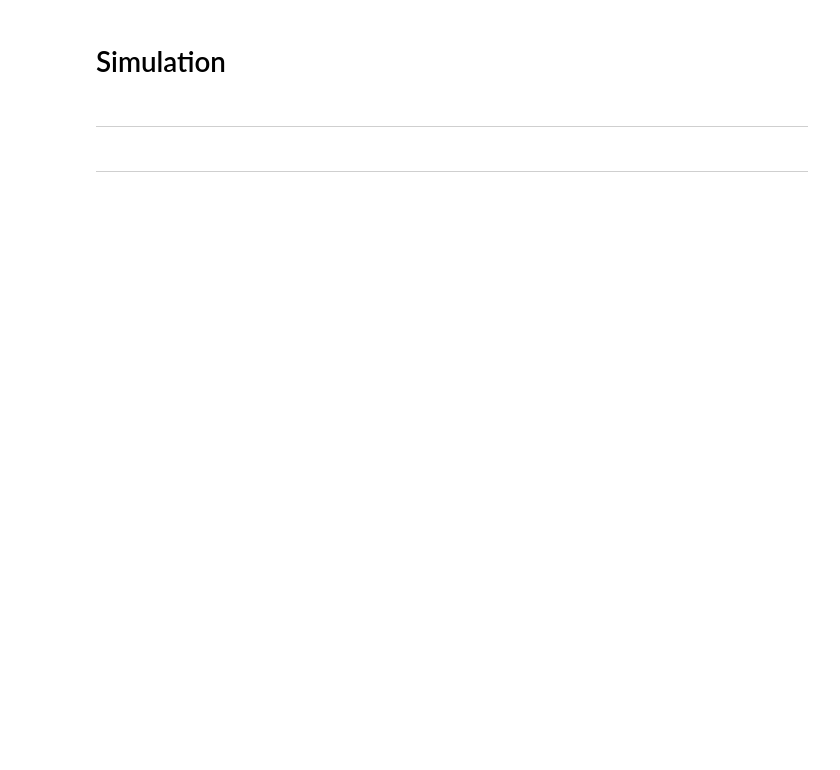
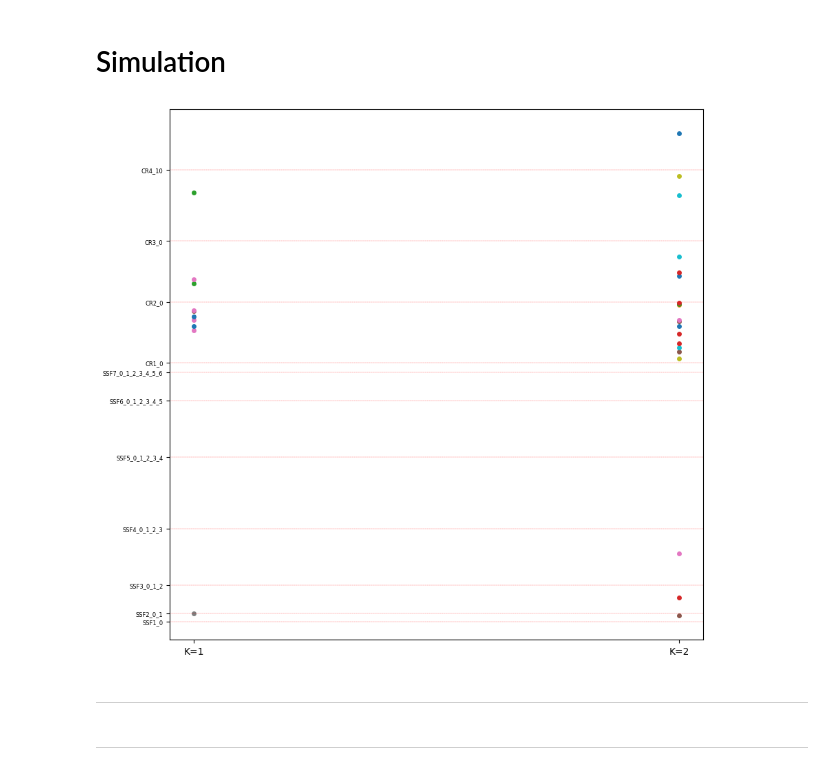
Before and after one commit to lehmasve/BSSF, a Jupyter notebook: Code/main_script.ipynb, the cells around one changed output. Saved outputs shown, nothing was run; the diff lists cells and outputs as text; code cells hidden in the pictures; blank space fills up the shorter version.

```diff
--- a/Code/main_script.ipynb
+++ b/Code/main_script.ipynb
@@ -632,14 +332,14 @@ plt.show()
 # %%
 ###### MC-Parameter ######
 # Number of MC-Runs
-n_mc  =  1000
+n_mc  =  10
 
 # Set Parameter
 n_obs       =  100
 n_preds     =  8
 init        =  50
 mlags       =  0
-corr_range  =  [0, 0.5, 0.95]
+corr_range  =  [0.5, 0.95]
 b_range     =  np.array([[1.0, 1.0, 1.0, 1.0, 0.0, 0.0, 0.0, 0.0], [1.0, 1.0, 1.0, 1.0, 1.0, 1.0, 1.0, 1.0]])
 
 ###### Parameter Subset Forecasts ######
@@ -654,10 +354,10 @@ n_sub  =  int(sum([min(n_models(n_preds, k), n_max) for k in k_range]))
 
 ###### Parameter Compressed Regressions ######
 # Number of Components for Compressed Regression
-cr_range  =  [1, 2, 3]
+cr_range  =  [1, 2, 3, 4]
 
 # Number of runs for each random projection
-rep_range  =  range(0, 50)
+rep_range  =  range(0, 60)
 
 # Number of Compressed-Regression-Forecasts
 n_cr  =  len(cr_range) * len(rep_range)
@@ -670,8 +370,8 @@ n_cr  =  len(cr_range) * len(rep_range)
 
 ###### Parameter BSSF ######
 alpha       =  10.0
-n_times     =  100
-bssf_range  =  [1, 2, 3, 5, 10]
+n_times     =  250
+bssf_range  =  [1, 2]
 n_bssf      =  len(bssf_range)
 
 ######## Objects ########
@@ -740,8 +440,8 @@ for r in tqdm(range(n_mc)):
             se_csr_forecast[i]  =  (y[-1] - csr_forecast[i]) ** 2
 
             ### Best Selection of Forecast ###
-            #bssf_forecast[i], cf_weights[i] = zip(*list(map(lambda s: bssf(y[init:-1], cand_forecasts[:-1], cand_forecasts[[-1]], alpha, s, n_times), bssf_range)))
-            #se_bssf_forecast[i] = (y[-1] - bssf_forecast[i]) ** 2
+            bssf_forecast[i], cf_weights[i] = zip(*list(map(lambda s: bssf(y[init:-1], cand_forecasts[:-1], cand_forecasts[[-1]], alpha, s, n_times), bssf_range)))
+            se_bssf_forecast[i] = (y[-1] - bssf_forecast[i]) ** 2
 
             # Update index
             i += 1
@@ -754,7 +454,7 @@ cr_names  = [f"CR{n_comp}_{r}" for n_comp in cr_range for r in rep_range]
 for b in range(len(b_range)):
     for p in range(len(corr_range)):
 
-        #se_bssf = se_bssf_forecast[np.arange(b, n_mc * len(corr_range) * len(b_range), len(b_range))][np.arange(p, n_mc * len(corr_range), len(corr_range))]
+        se_bssf = se_bssf_forecast[np.arange(b, n_mc * len(corr_range) * len(b_range), len(b_range))][np.arange(p, n_mc * len(corr_range), len(corr_range))]
         se_csr  = se_csr_forecast[np.arange(b, n_mc * len(corr_range) * len(b_range), len(b_range))][np.arange(p, n_mc * len(corr_range), len(corr_range))]
         se_phm  = se_benchmark[np.arange(b, n_mc * len(corr_range) * len(b_range), len(b_range))][np.arange(p, n_mc * len(corr_range), len(corr_range))]
 
@@ -765,3 +463,60 @@ len(range(init, n_obs))
+# %%
+# Subset Weights
+tmp_ = cf_weights[np.arange(b, n_mc * len(corr_range) * len(b_range), len(b_range))][np.arange(p, n_mc * len(corr_range), len(corr_range))]
+
+# Aggregated
+tmp_ = np.sum(tmp_, axis = 0)
+
+# Replace Zero with NaN
+tmp_[tmp_ == 0] = np.nan
+agg_weights = tmp_
+
+# Set to One
+tmp_[tmp_ > 1 ] = 1
+
+# Adapt Column-Values
+tmp_ = tmp_ * np.arange(1, tmp_.shape[1]+1)
+
+# Create DataFrame
+chosen_cm = pd.DataFrame(tmp_, index = [f"K={k}" for k in bssf_range], columns = [*ssf_names, *cr_names])
+
+# Index
+chosen_cm = chosen_cm.reset_index(names="INDEX")
+
+# # Plot
+# chosen_cm.plot(kind = 'line', x = 'INDEX', y = chosen_cm.columns[1:], legend = None, marker = "o")
+# plt.show()
+
+# Plot
+fig, ax = plt.subplots(1,1)
+ax.plot(chosen_cm['INDEX'], chosen_cm.iloc[:, 1:], marker = "o", lw = 0, ms = 4)
+
+# Size
+fig.set_figheight(10)
+fig.set_figwidth(10)
+
+# Set number of ticks for x-axis
+ax.set_yticks([0, 8, 36, 92, 162, 218, 246, 255, 315, 375, 445])
+
+# Set ticks labels for x-axis
+ax.set_yticklabels([[[*ssf_names, *cr_names]][0][i] for i in [0, 8, 36, 92, 162, 218, 246, 255, 315, 375, 445]], rotation='horizontal', fontsize=6)
+
+plt.axhline(y=0, color='r', linestyle='--', lw = 0.2)
+plt.axhline(y=8, color='r', linestyle='--', lw = 0.2)
+plt.axhline(y=36, color='r', linestyle='--', lw = 0.2)
+plt.axhline(y=92, color='r', linestyle='--', lw = 0.2)
+plt.axhline(y=162, color='r', linestyle='--', lw = 0.2)
+plt.axhline(y=218, color='r', linestyle='--', lw = 0.2)
+plt.axhline(y=246, color='r', linestyle='--', lw = 0.2)
+plt.axhline(y=255, color='r', linestyle='--', lw = 0.2)
+plt.axhline(y=315, color='r', linestyle='--', lw = 0.2)
+plt.axhline(y=375, color='r', linestyle='--', lw = 0.2)
+plt.axhline(y=445, color='r', linestyle='--', lw = 0.2)
+
+# Show Plot
+plt.show()
+# %% [output]
+[figure, added]
 # %%
 ### MC=100
 CSR:  Avg. OOS-R2 for Corr. 0 and Betas [1. 1. 1. 1. 0. 0. 0. 0.] is: [ -0.89  -2.26  -4.11  -6.44  -9.24 -12.54 -16.35 -20.69]%
```
Also changed, not shown: parts of 24 cells of this notebook, 1 other file.
